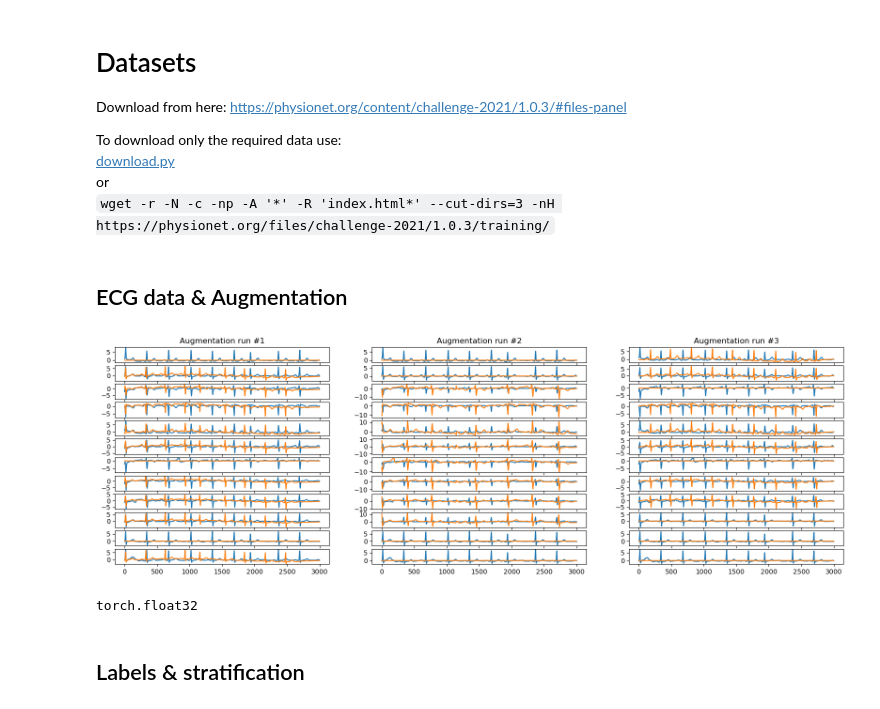
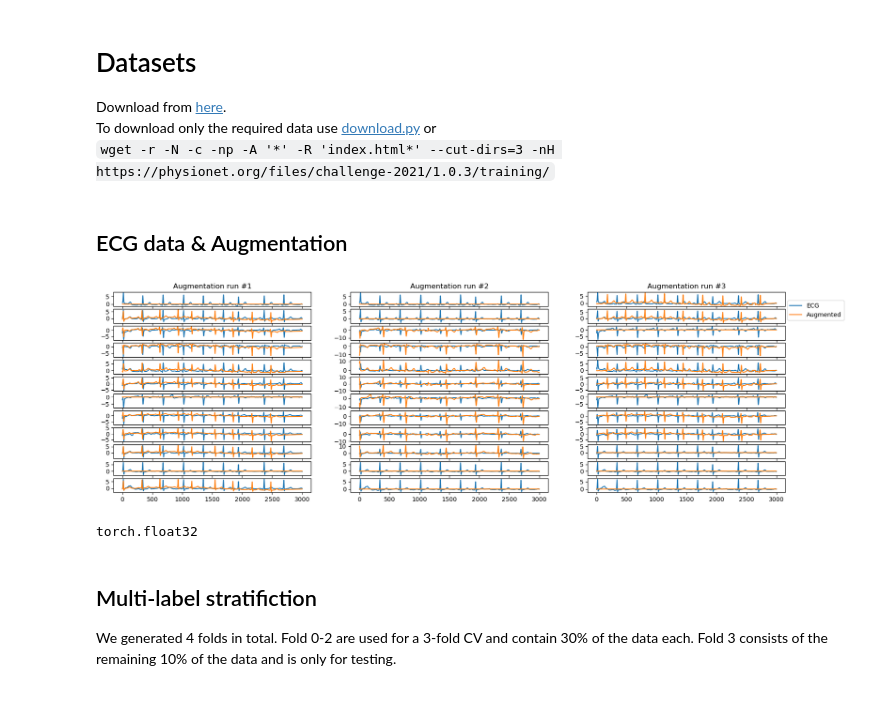
Before and after one commit to NabJa/scaling-ecg-models, a Jupyter notebook: notebooks/dataset_physionet.ipynb, the cells around one changed output. Drawn from its saved outputs; the diff is of its cells as text; code cells hidden in the pictures.

```diff
--- a/notebooks/dataset_physionet.ipynb
+++ b/notebooks/dataset_physionet.ipynb
@@ -1,11 +1,8 @@
 # %% [markdown]
 # Datasets
 
-Download from here: https://physionet.org/content/challenge-2021/1.0.3/#files-panel
-
-To download only the required data use:
-[download.py](../src/preprocessing/download.py)
-or
+Download from [here](https://physionet.org/content/challenge-2021/1.0.3/#files-panel).
+To download only the required data use [download.py](../src/preprocessing/download.py) or
 `wget -r -N -c -np -A '*' -R 'index.html*' --cut-dirs=3 -nH https://physionet.org/files/challenge-2021/1.0.3/training/`
 # %%
 from collections import defaultdict
@@ -61,17 +39,46 @@ transform = BasicECGAugmentation(
-# %%
-ecg, _ = dataset[1]
-
-fig, axs = plt.subplots(12, 3, sharex=True)
-fig.set_size_inches(w=20, h=6)
-for i in range(3):
-    axs[0, i].set_title(f"Augmentation run #{i + 1}")
-    plt_ecg(ecg[:, :3000], transform(ecg), axs=axs[:, i]);
-plt.show()
-# %% [output]
-[figure, removed]
+# %%
+def plt_ecg(*ecgs, labels=None, w=None, h=None, axs=None):
+    leads, length = ecgs[0].shape
+
+    w = 6 if w is None else w
+    h = leads // 2 if h is None else h
+
+    fig = None
+    if axs is None:
+        fig, axs = plt.subplots(leads, 1, sharex=True)
+        fig.set_size_inches(w=w, h=h)
+    else:
+        assert len(axs) == 12, "Need 12 rows in axs for all leads."
+
+    for idx, ecg in enumerate(ecgs):
+        for i, ax in enumerate(axs):
+            label = labels[idx] if labels and idx < len(labels) else None
+            ax.plot(ecg[i], label=label)
+
+    return fig, axs
+
+ecg, _ = dataset[1]
+
+fig, axs = plt.subplots(12, 3, sharex=True)
+fig.set_size_inches(w=20, h=6)
+for i in range(3):
+    axs[0, i].set_title(f"Augmentation run #{i + 1}")
+    plt_ecg(
+        ecg[:, :3000],
+        transform(ecg),
+        labels=["ECG", "Augmented"],
+        axs=axs[:, i]
+    )
+# Add legend to each subplot
+axs[0, -1].legend(loc=[1.01, -1])
+plt.show()
+# %% [output]
+[figure, added]
 # %%
 print(ecg.dtype)
 # %% [output]
 torch.float32
 # %% [markdown]
-## Labels & stratification
+## Multi-label stratifiction
+
+We generated 4 folds in total. Fold 0-2 are used for a 3-fold CV and contain 30% of the data each. Fold 3 consists of the remaining 10% of the data and is only for testing.
```
Also changed, not shown: parts of 31 cells of this notebook.
